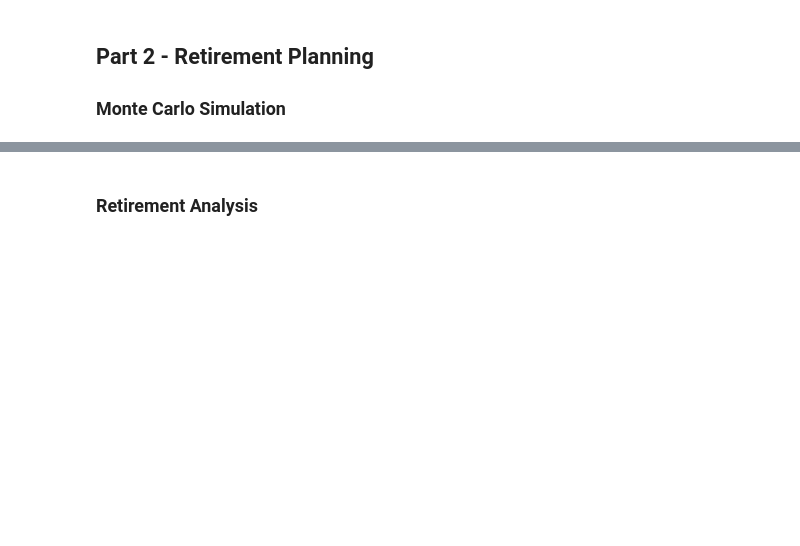
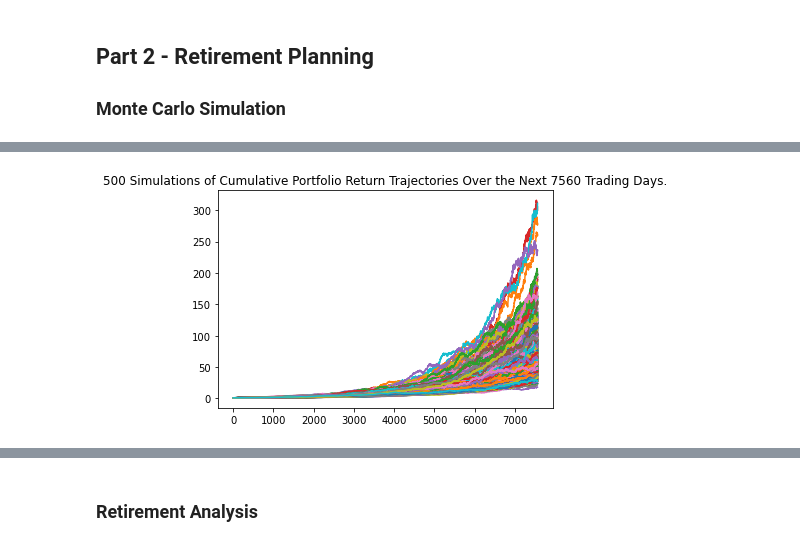
Before and after one commit to kcctudo/python-homework, a Jupyter notebook: Assignment_05-APIs.ipynb, the cells around one changed output, grey strips where cells are left out. Drawn from its saved outputs; the diff is of its cells as text; code cells hidden in the pictures; blank space fills up the shorter version.

Commit message:
Add files via upload
forecasting port's performance using Monte Carlo simulation

```diff
--- a/Assignment_05-APIs.ipynb
+++ b/Assignment_05-APIs.ipynb
@@ -186,13 +208,16 @@ end_date = pd.Timestamp('2021-05-01', tz='America/New_York').isoformat()
 # Get 5 years' worth of historical data for SPY and AGG
 # YOUR CODE HERE!
 
+ticker_data = api.get_bars(tickers, timeframe, start=start_date, end=end_date).df
+
 # Reorganize the DataFrame
 # Separate ticker data
 # YOUR CODE HERE!
-
+AGG = ticker_data[ticker_data["symbol"]=="AGG"].drop("symbol", axis=1)
+SPY = ticker_data[ticker_data["symbol"]=="SPY"].drop("symbol", axis=1)
 
 # Concatenate the ticker DataFrames
 # YOUR CODE HERE!
-
+df_stock_data = pd.concat([AGG,SPY], axis=1, keys=["AGG","SPY"])
 # Display sample data
 df_stock_data.head()
@@ -198,0 +233,10 @@ df_stock_data.head()
+# %%
+# Configuring a Monte Carlo simulation to forecast 30 years cumulative returns
+# YOUR CODE HERE!
+
+MC_stkbond_dist = MCSimulation(
+    portfolio_data = df_stock_data,
+    weights = [0.6,0.4],
+    num_simulation = 500,
+    num_trading_days = 252*30
+)
@@ -202,3 +284,6 @@ df_stock_data.head()
 # %%
-# Printing the simulation input data
+# Plot simulation outcomes
 # YOUR CODE HERE!
+line_plot = MC_stkbond_dist.plot_simulation()
+# %% [output]
+[figure, added]
```
Also changed, not shown: parts of 18 cells of this notebook.
